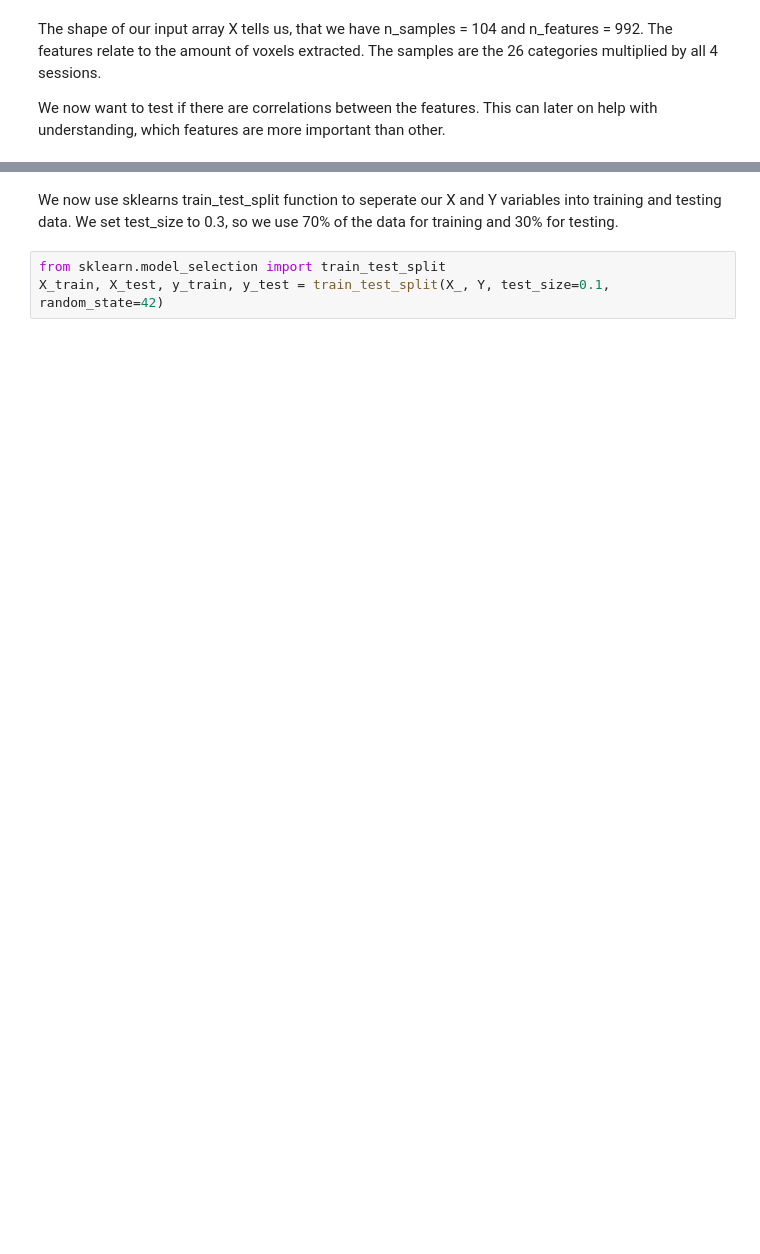
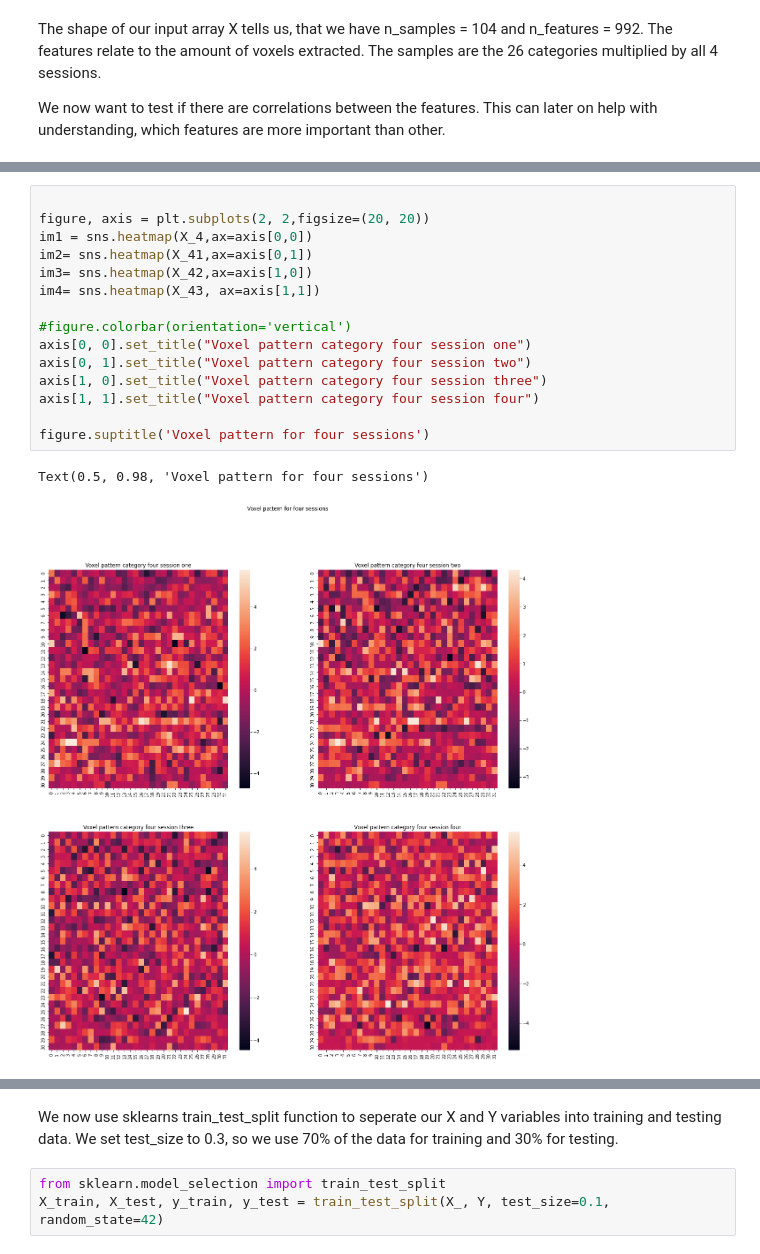
Before and after one commit to JNPauli/Banter, a Jupyter notebook: data/Support_Vector_Machine.ipynb, the cells around one changed output, grey strips where cells are left out. Saved outputs shown, nothing was run; the diff lists cells and outputs as text; blank space fills up the shorter version.

```diff
--- a/data/Support_Vector_Machine.ipynb
+++ b/data/Support_Vector_Machine.ipynb
@@ -228,0 +200,18 @@ mutual.shape
+# %%
+
+figure, axis = plt.subplots(2, 2,figsize=(20, 20))
+im1 = sns.heatmap(X_4,ax=axis[0,0])
+im2= sns.heatmap(X_41,ax=axis[0,1])
+im3= sns.heatmap(X_42,ax=axis[1,0])
+im4= sns.heatmap(X_43, ax=axis[1,1])
+
+#figure.colorbar(orientation='vertical')
+axis[0, 0].set_title("Voxel pattern category four session one")
+axis[0, 1].set_title("Voxel pattern category four session two")
+axis[1, 0].set_title("Voxel pattern category four session three")
+axis[1, 1].set_title("Voxel pattern category four session four")
+
+figure.suptitle('Voxel pattern for four sessions')
+# %% [output]
+Text(0.5, 0.98, 'Voxel pattern for four sessions')
+[figure, added]
```
Also changed, not shown: parts of 23 cells of this notebook.
